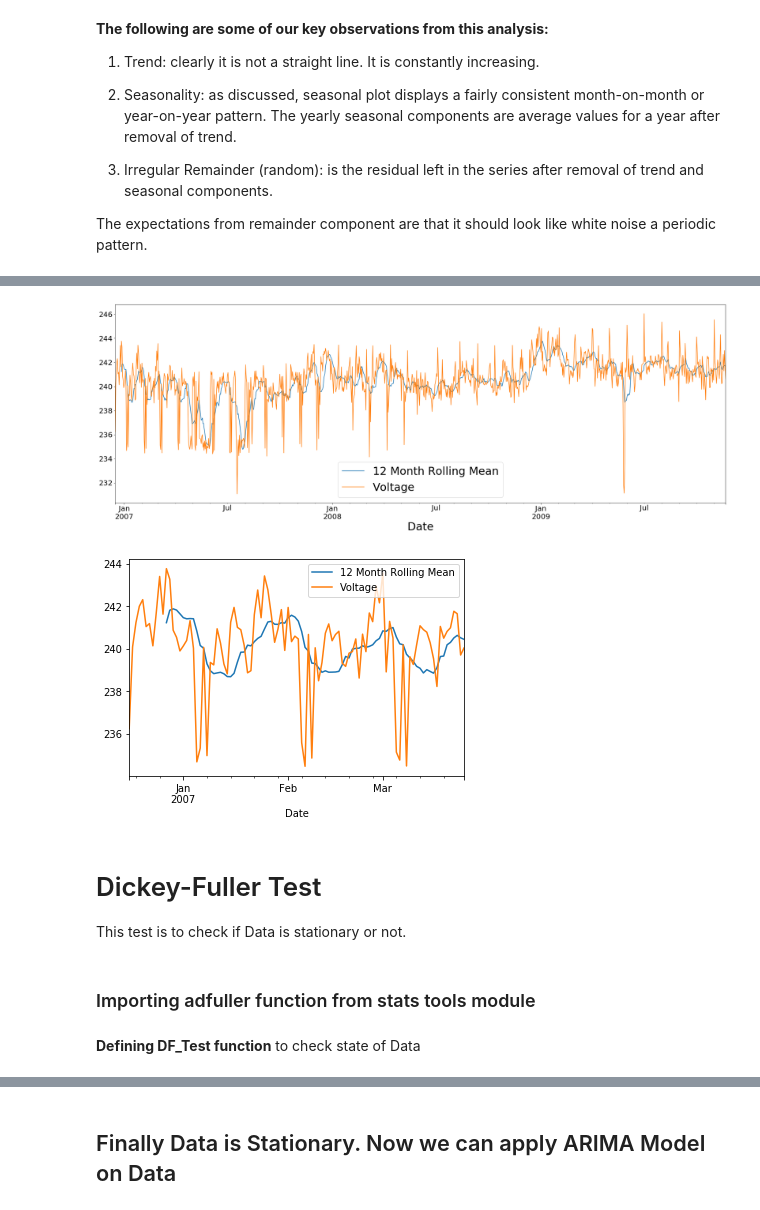
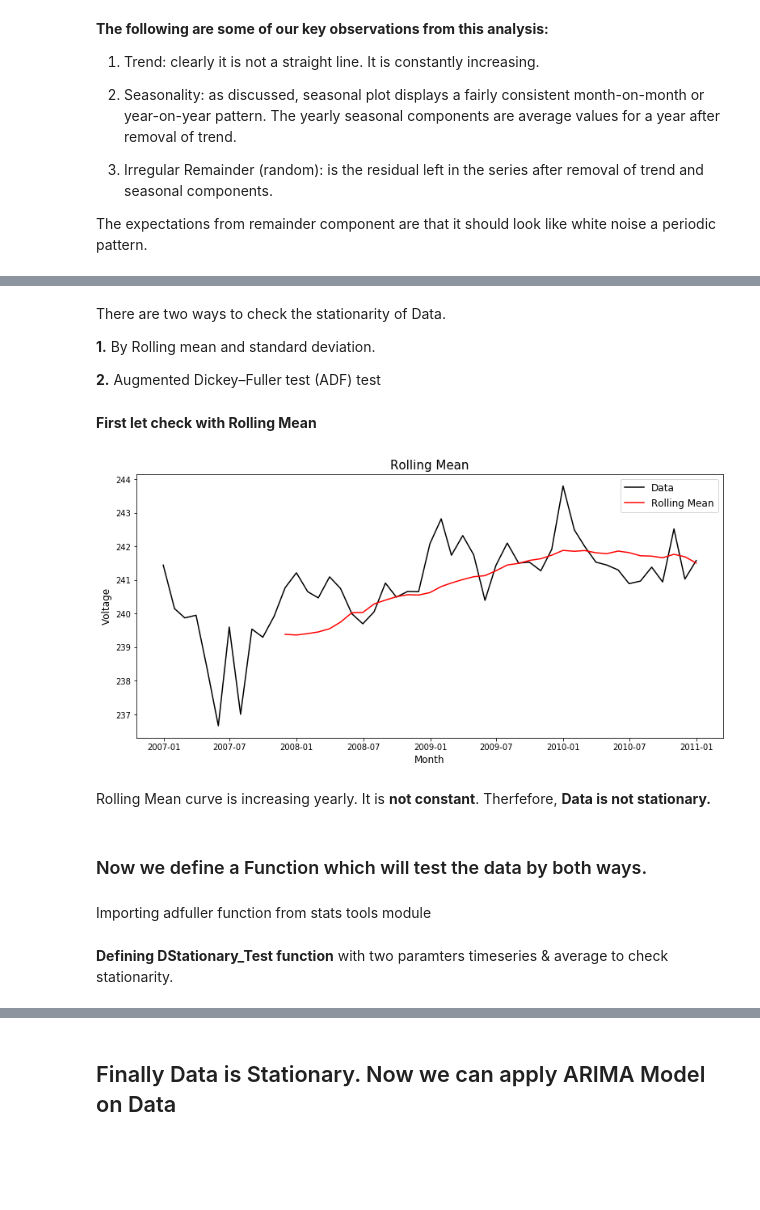
Before and after one commit to SSehrawat1720/ML-Projects, a Jupyter notebook: Time Series Forecasting France House Energy.ipynb, the cells around one changed output, grey strips where cells are left out. Cells and saved outputs as stored; diff of their text form; code cells hidden in the pictures; blank space fills up the shorter version.

```diff
--- a/Time Series Forecasting France House Energy.ipynb
+++ b/Time Series Forecasting France House Energy.ipynb
@@ -339,27 +337,34 @@ The expectations from remainder component are that it should look like white noi
-# %%
-plt.figure(figsize=(30,10))
-timeseries.rolling(12).mean().plot(label='12 Month Rolling Mean')
-timeseries.plot(fontsize=20)
-plt.legend(fontsize=30)
-plt.xlabel('Date',fontsize=30)
-plt.show()
-# %% [output]
-[figure, removed]
-# %%
-##### Time series plot for smaller data for better understanding
-timeseries2.rolling(12).mean().plot(label='12 Month Rolling Mean')
-timeseries2.plot()
-plt.legend()
-plt.show()
-# %% [output]
-[figure, removed]
-# %% [markdown]
-# Dickey-Fuller Test
-This test is to check if Data is stationary or not.
+# %% [markdown]
+There are two ways to check the stationarity of Data.
+
+**1.** By Rolling mean and standard deviation.
+
+**2.** Augmented Dickey–Fuller test (ADF) test
+# %% [markdown]
+**First let check with Rolling Mean**
+# %%
+roll_mean = Model_Dataset.rolling(window = 12).mean()
+
+plt.figure(figsize=(13,6))
+
+plt.plot(Model_Dataset , color = 'black' , label = "Data")
+plt.plot(roll_mean, color = 'red' , label = "Rolling Mean")
+
+plt.legend(loc = 'best' , fontsize = 12)
+plt.title("Rolling Mean" , fontsize = 15)
+plt.xlabel('Month', fontsize = 12)
+plt.ylabel('Voltage', fontsize = 12)
+plt.show()
+# %% [output]
+[figure, added]
+# %% [markdown]
+Rolling Mean curve is increasing yearly. It is **not constant**. Therfefore, **Data is not stationary.**
+# %% [markdown]
+### Now we define a Function which will test the data by both ways.
 # %% [markdown]
-### Importing adfuller function from stats tools module
+Importing adfuller function from stats tools module
 # %%
 from statsmodels.tsa.stattools import adfuller
 # %% [markdown]
-**Defining DF_Test function** to check state of Data
+**Defining DStationary_Test function** with two paramters timeseries & average to check stationarity.
 # %%
```
Also changed, not shown: parts of 37 cells of this notebook.
